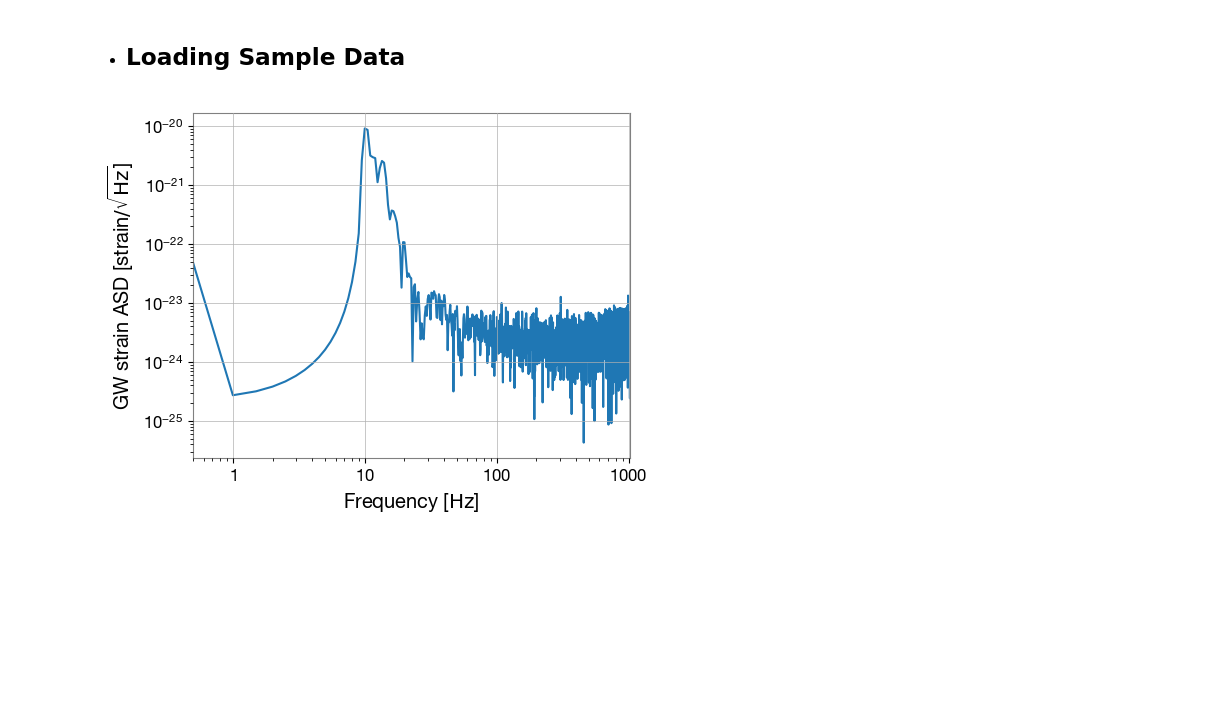
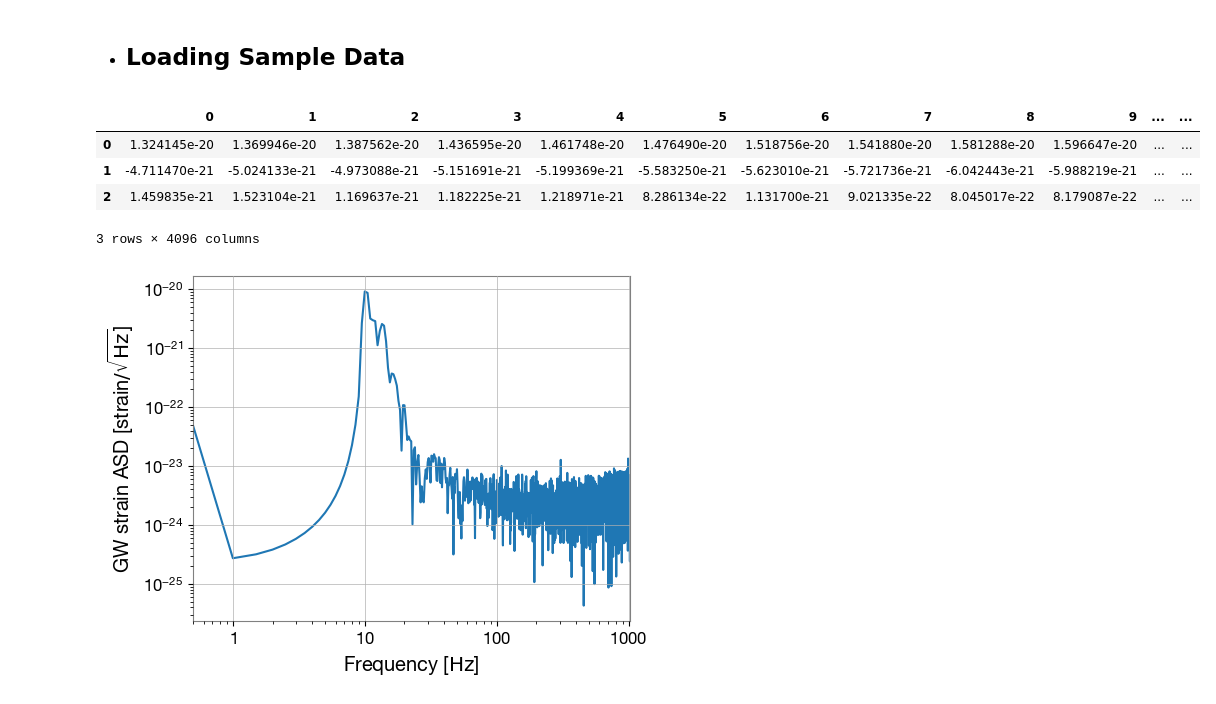
Before and after one commit to RobinRosculete/Gravitational-Wave-Detection, a Jupyter notebook: notebooks/GWDataPreprocessing.ipynb, the cells around one changed output. Cells and saved outputs as stored; diff of their text form; code cells hidden in the pictures; blank space fills up the shorter version.

```diff
--- a/notebooks/GWDataPreprocessing.ipynb
+++ b/notebooks/GWDataPreprocessing.ipynb
@@ -68,13 +73,26 @@ def plot_data_jointly(ts1, ts2, ts3):
 - ## Loading Sample Data
 # %%
 #Loading sample data from given path
-traing_path =glob("../data/train/*/*/*/*")
-path1_signal = traing_path[100] #Signal
-path_no_signal = traing_path[105] #No Signal
+file_path = "../data/train/*/*/*/*"
+
+
+train_path =glob(file_path)
+path1_signal = train_path[100] #Signal
+path_no_signal = train_path[105] #No Signal
 
 #Loading 2D Npy Arrays and storing into variable
 sample_data_signal = loadNpyData(path1_signal)
 sample_no_signal = loadNpyData(path_no_signal)
+
+#Showing an example file
+df = pd.DataFrame(sample_data_signal)
+df
+# %% [output]
+|  | 0 | 1 | 2 | 3 | 4 | 5 | 6 | 7 | 8 | 9 | ... | ... |
+| 0 | 1.324145e-20 | 1.369946e-20 | 1.387562e-20 | 1.436595e-20 | 1.461748e-20 | 1.476490e-20 | 1.518756e-20 | 1.541880e-20 | 1.581288e-20 | 1.596647e-20 | ... | ... |
+| 1 | -4.711470e-21 | -5.024133e-21 | -4.973088e-21 | -5.151691e-21 | -5.199369e-21 | -5.583250e-21 | -5.623010e-21 | -5.721736e-21 | -6.042443e-21 | -5.988219e-21 | ... | ... |
+| 2 | 1.459835e-21 | 1.523104e-21 | 1.169637e-21 | 1.182225e-21 | 1.218971e-21 | 8.286134e-22 | 1.131700e-21 | 9.021335e-22 | 8.045017e-22 | 8.179087e-22 | ... | ... |
+3 rows × 4096 columns
 # %%
 #Storing each timeseries (from each device), for both timeseries with a signal and no signal
 ts_signal1,  ts_signal2,  ts_signal3 = read_ts_file(sample_data_signal)
```
Also changed, not shown: parts of 30 cells of this notebook, 2 other files.
